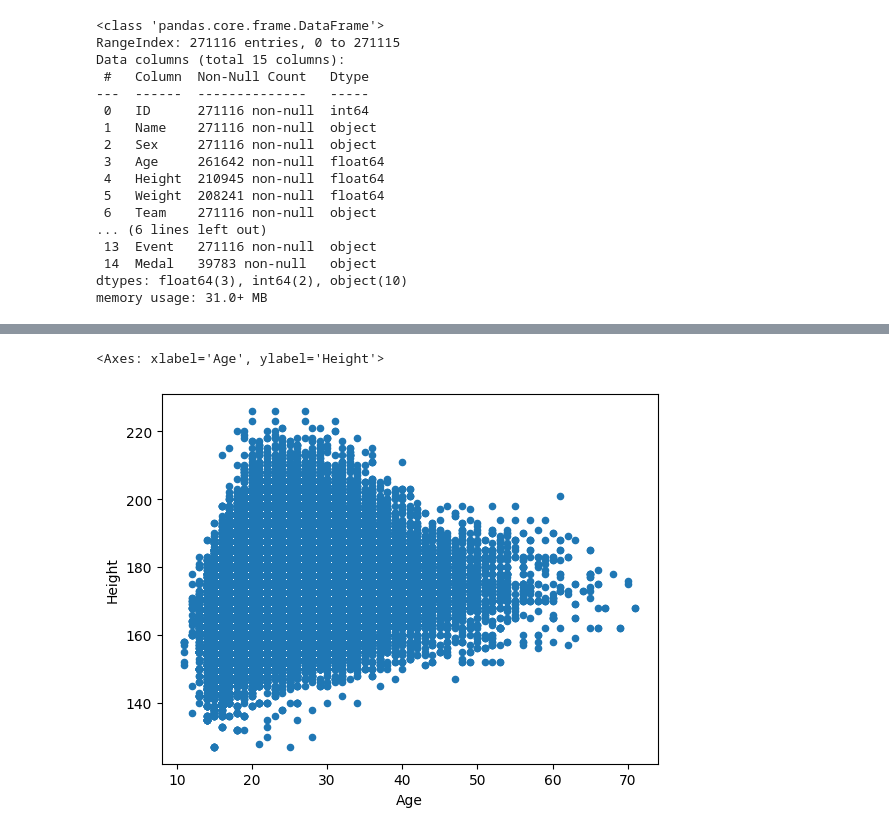
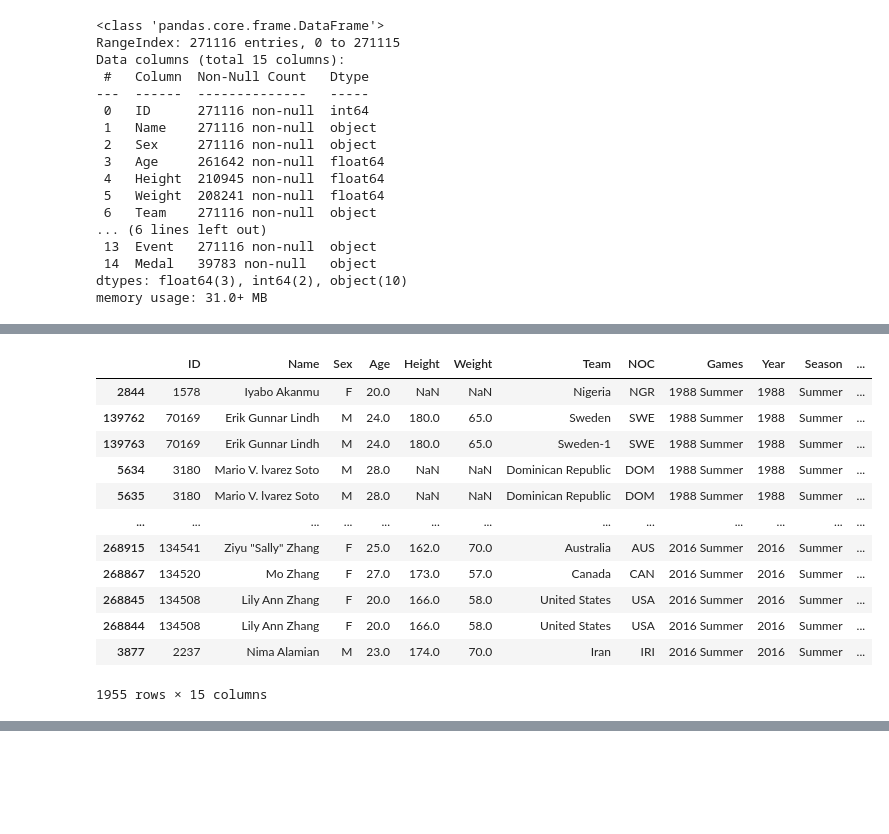
Before and after one commit to Ludwilton/Projekt-OS-Norge, a Jupyter notebook: uppgift_0/uppgift.0.PHILIP.ipynb, the cells around one changed output, grey strips where cells are left out. Drawn from its saved outputs; the diff is of its cells as text; code cells hidden in the pictures; blank space fills up the shorter version.

```diff
--- a/uppgift_0/uppgift.0.PHILIP.ipynb
+++ b/uppgift_0/uppgift.0.PHILIP.ipynb
@@ -41,3 +84,19 @@ memory usage: 31.0+ MB
+# %%
+(df[df["Sport"] == "Table Tennis"].sort_values(by="Year"))
+# %% [output]
+|  | ID | Name | Sex | Age | Height | Weight | Team | NOC | Games | Year | Season | ... |
+| 2844 | 1578 | Iyabo Akanmu | F | 20.0 | NaN | NaN | Nigeria | NGR | 1988 Summer | 1988 | Summer | ... |
+| 139762 | 70169 | Erik Gunnar Lindh | M | 24.0 | 180.0 | 65.0 | Sweden | SWE | 1988 Summer | 1988 | Summer | ... |
+| 139763 | 70169 | Erik Gunnar Lindh | M | 24.0 | 180.0 | 65.0 | Sweden-1 | SWE | 1988 Summer | 1988 | Summer | ... |
+| 5634 | 3180 | Mario V. lvarez Soto | M | 28.0 | NaN | NaN | Dominican Republic | DOM | 1988 Summer | 1988 | Summer | ... |
+| 5635 | 3180 | Mario V. lvarez Soto | M | 28.0 | NaN | NaN | Dominican Republic | DOM | 1988 Summer | 1988 | Summer | ... |
+| ... | ... | ... | ... | ... | ... | ... | ... | ... | ... | ... | ... | ... |
+| 268915 | 134541 | Ziyu "Sally" Zhang | F | 25.0 | 162.0 | 70.0 | Australia | AUS | 2016 Summer | 2016 | Summer | ... |
+| 268867 | 134520 | Mo Zhang | F | 27.0 | 173.0 | 57.0 | Canada | CAN | 2016 Summer | 2016 | Summer | ... |
+| 268845 | 134508 | Lily Ann Zhang | F | 20.0 | 166.0 | 58.0 | United States | USA | 2016 Summer | 2016 | Summer | ... |
+| 268844 | 134508 | Lily Ann Zhang | F | 20.0 | 166.0 | 58.0 | United States | USA | 2016 Summer | 2016 | Summer | ... |
+| 3877 | 2237 | Nima Alamian | M | 23.0 | 174.0 | 70.0 | Iran | IRI | 2016 Summer | 2016 | Summer | ... |
+1955 rows × 15 columns
 # %%
 df[df["NOC"] == "URS"].sort_values(by="Year")
 # %% [output]
@@ -54,11 +113,6 @@ df[df["NOC"] == "URS"].sort_values(by="Year")
 | 969 | 546 | Inna Vladimirovna Abramova | F | 21.0 | 172.0 | 63.0 | Soviet Union | URS | 1988 Summer | 1988 | Summer | ... |
 | 270427 | 135266 | Igor Zotov | M | 24.0 | 196.0 | 103.0 | Soviet Union | URS | 1988 Summer | 1988 | Summer | ... |
 5685 rows × 15 columns
-# %%
-df.plot(x="Age", y="Height", kind="scatter")
-# %% [output]
-<Axes: xlabel='Age', ylabel='Height'>
-[figure, removed]
 # %%
 import sys
 sys.path.append("..") # Adds higher directory to python modules path.
```
Also changed, not shown: parts of 5 cells of this notebook, 5 other files.
